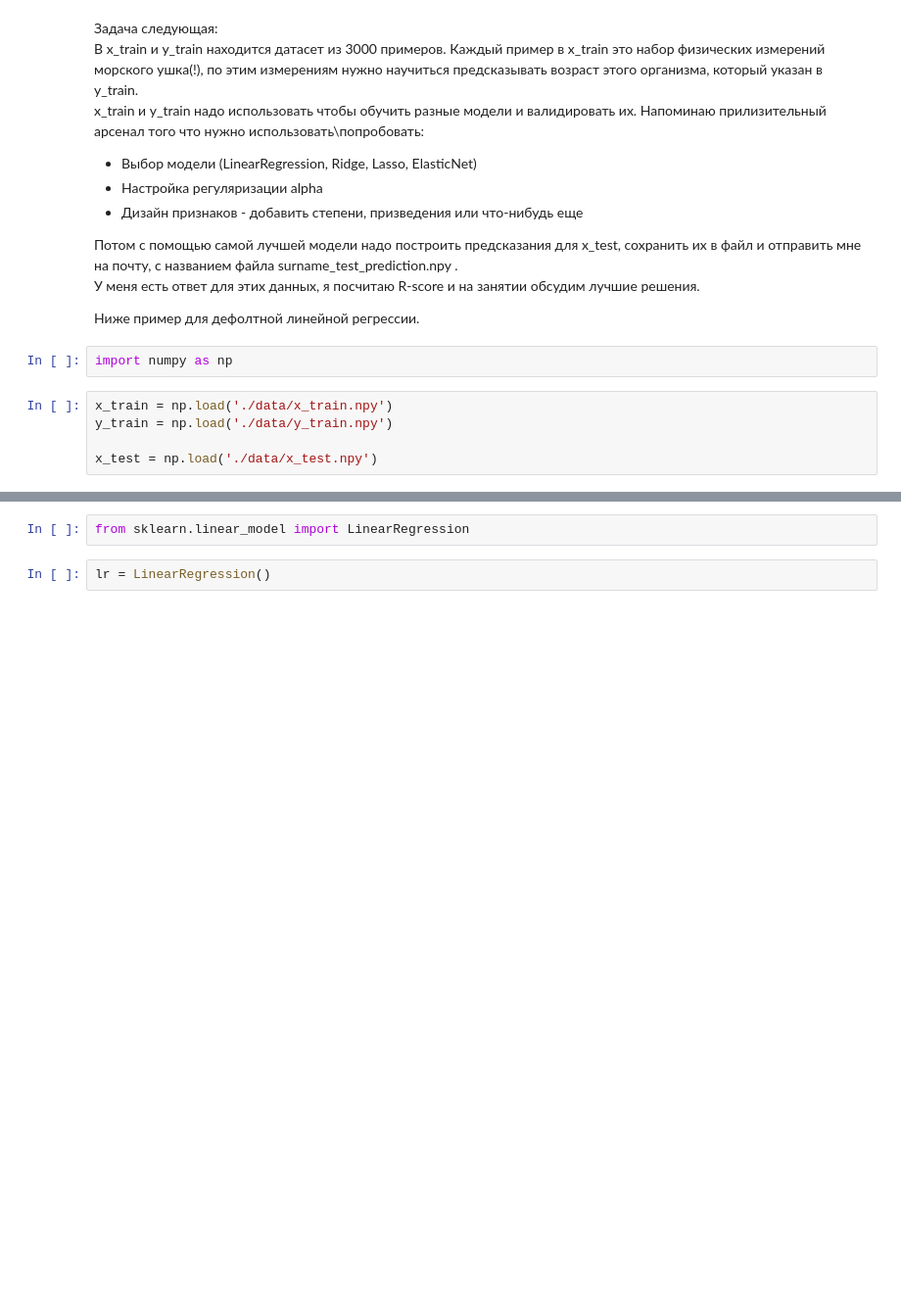
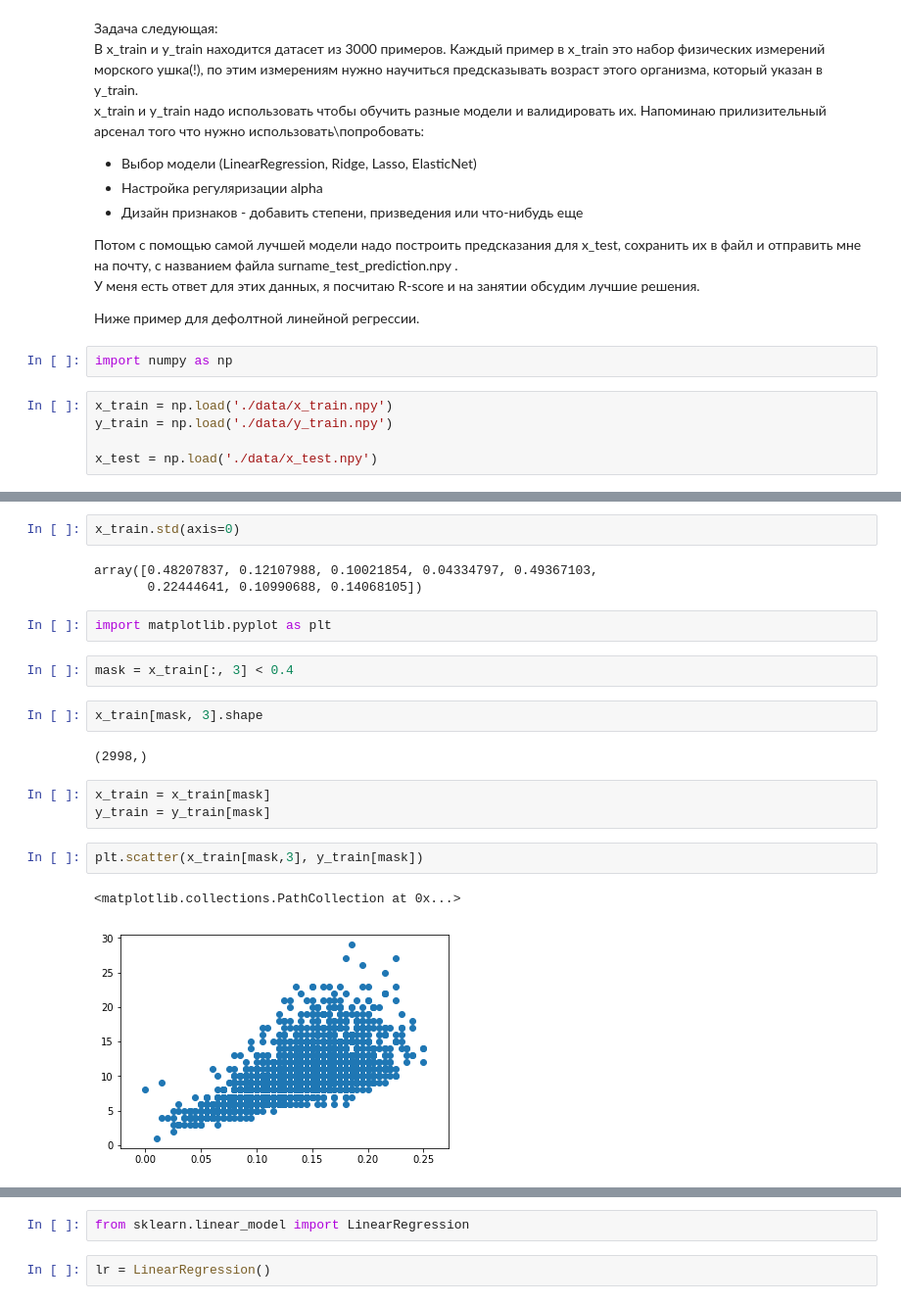
Before and after one commit to rykachevskiy/239, a Jupyter notebook: 2.Model_Selection/hometask/baseline.ipynb, the cells around one changed output, grey strips where cells are left out. Shown: that part at 98% size. Cells and saved outputs as stored; diff of their text form; blank space fills up the shorter version.

```diff
--- a/2.Model_Selection/hometask/baseline.ipynb
+++ b/2.Model_Selection/hometask/baseline.ipynb
@@ -19,0 +27,21 @@ x_test = np.load('./data/x_test.npy')
+# %%
+x_train.std(axis=0)
+# %% [output]
+array([0.48207837, 0.12107988, 0.10021854, 0.04334797, 0.49367103,
+       0.22444641, 0.10990688, 0.14068105])
+# %%
+import matplotlib.pyplot as plt
+# %%
+mask = x_train[:, 3] < 0.4
+# %%
+x_train[mask, 3].shape
+# %% [output]
+(2998,)
+# %%
+x_train = x_train[mask]
+y_train = y_train[mask]
+# %%
+plt.scatter(x_train[mask,3], y_train[mask])
+# %% [output]
+<matplotlib.collections.PathCollection at 0x...>
+[figure, added]
```
Also changed, not shown: parts of 11 cells of this notebook, 3 other files.
